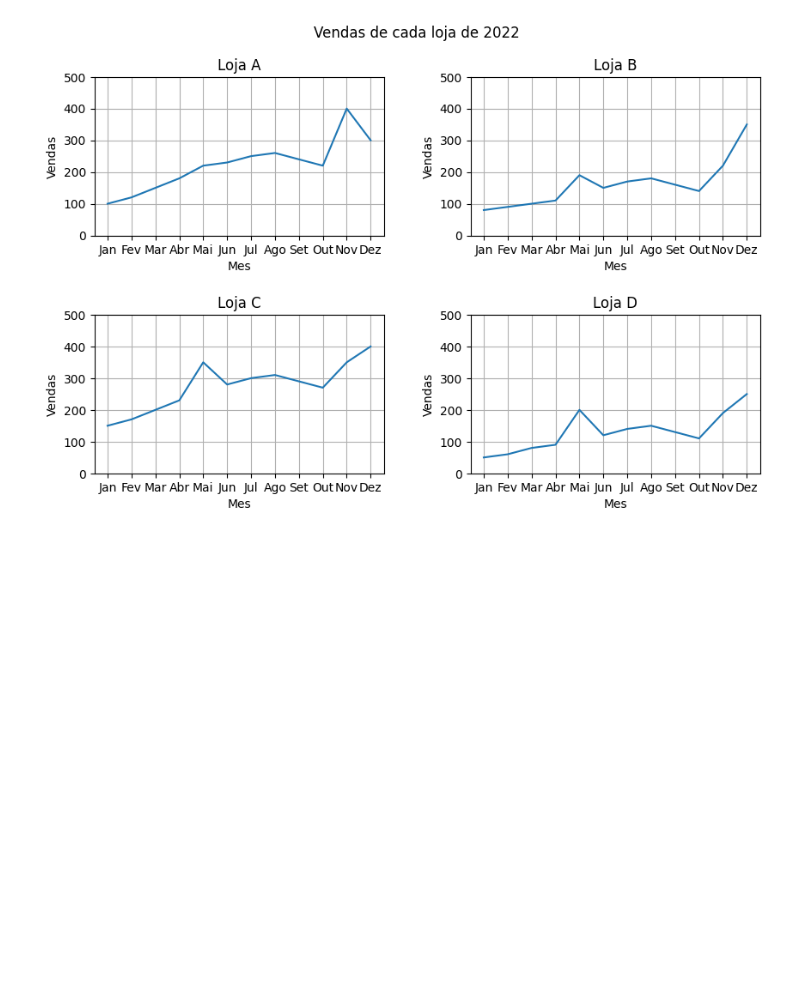
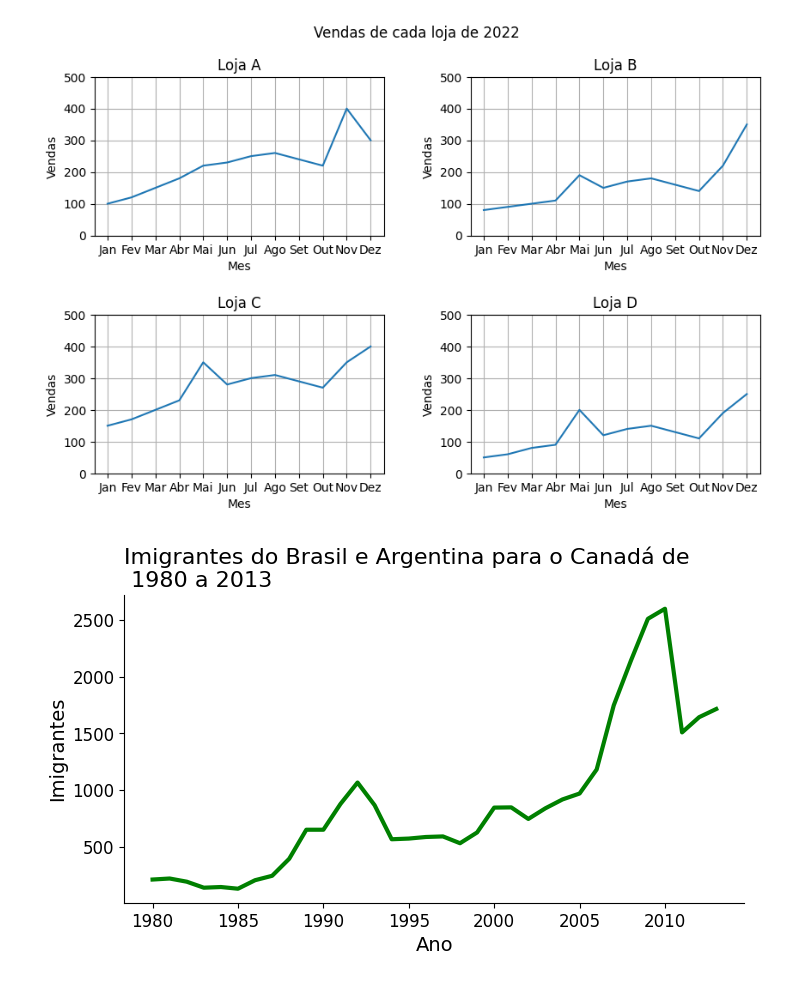
Before and after one commit to cauancalmeida/Data_Science_studies, a Jupyter notebook: Data_Visualization.ipynb, the cells around one changed output. Saved outputs shown, nothing was run; the diff lists cells and outputs as text; code cells hidden in the pictures; blank space fills up the shorter version.

```diff
--- a/Data_Visualization.ipynb
+++ b/Data_Visualization.ipynb
@@ -340,3 +340,20 @@ for ax in axs.ravel():
 plt.show()
 # %% [output]
 [figure]
+# %%
+fig, ax = plt.subplots(figsize=(8,4))
+ax.plot(brasil_df['ano'], brasil_df['imigrantes'], label='Brasil', lw = 3, color = 'g')
+ax.set_title('Imigrantes do Brasil e Argentina para o Canadá de\n 1980 a 2013', fontsize= 16, loc = 'left')
+ax.set_xlabel('Ano', fontsize = 14)
+ax.set_ylabel('Imigrantes', fontsize = 14)
+ax.xaxis.set_tick_params(labelsize=12)
+ax.yaxis.set_tick_params(labelsize=12)
+ax.xaxis.set_major_locator(plt.MultipleLocator(5))
+ax.spines['top'].set_visible(False)
+ax.spines['right'].set_visible(False)
+
+fig.savefig('imigração_Brasil_Canada.png', transparent=True, dpi = 300, bbox_inches='tight')
+
+plt.show()
+# %% [output]
+[figure, added]
```
Also changed, not shown: parts of 9 cells of this notebook.
